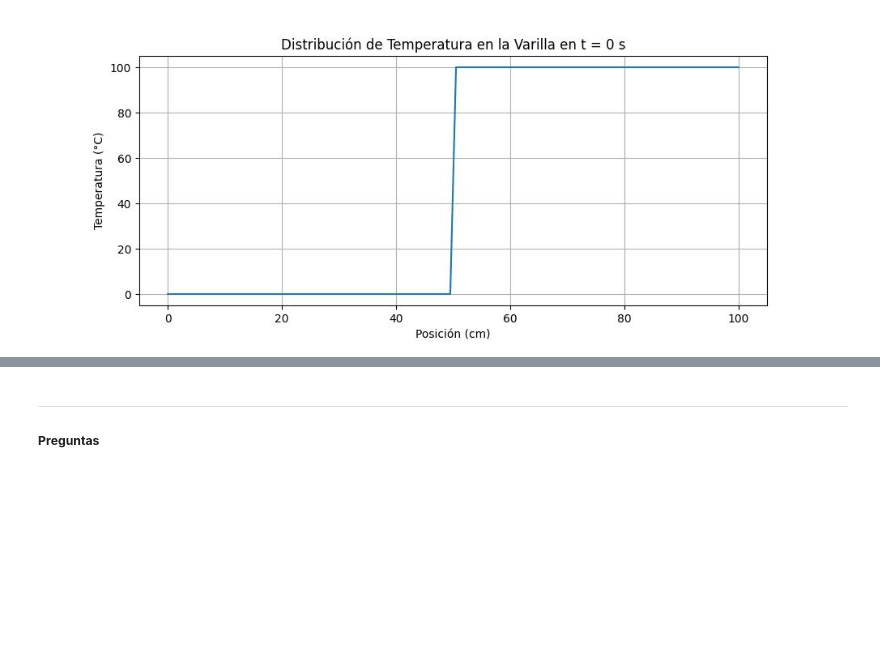
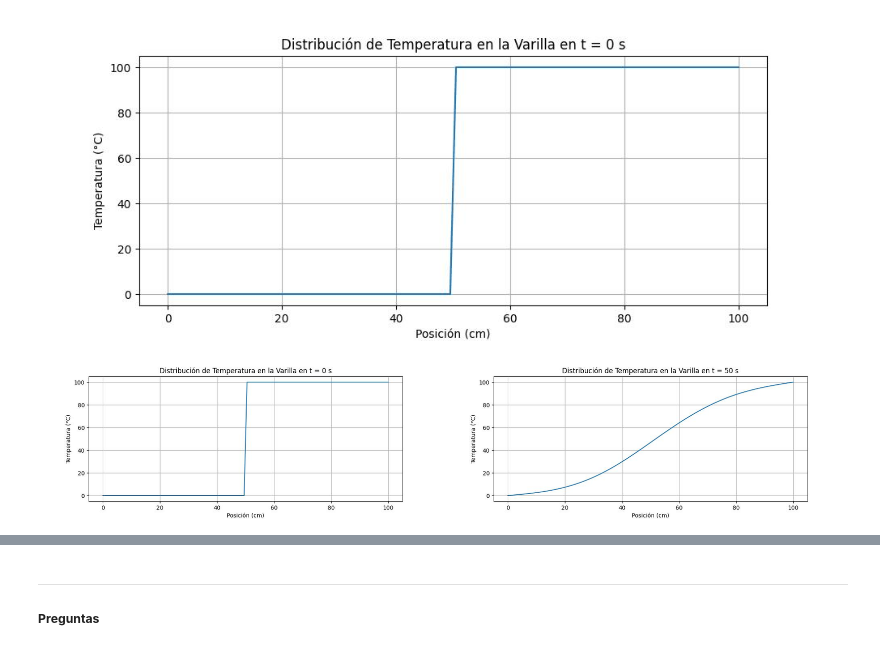
Before and after one commit to 20Candy/lab6_modsim, a Jupyter notebook: ejercicio1.ipynb, the cells around one changed output, grey strips where cells are left out. Cells and saved outputs as stored; diff of their text form; code cells hidden in the pictures; blank space fills up the shorter version.

```diff
--- a/ejercicio1.ipynb
+++ b/ejercicio1.ipynb
@@ -166,3 +167,21 @@ images[0].save('ejercicio1.gif', save_all=True, append_images=images[1:], loop=0
 display(IPImage("ejercicio1.gif"))
 # %% [output]
 [figure]
+# %%
+# EN CASO NO SE PUEDE VISUALIZAR EL GIF, SE MUESTRA LA PRIEMRA Y ULTIMA IMAGEN
+
+imagen1 = Image.open(list_images[0])
+imagen2 = Image.open(list_images[-1])
+
+ancho_imagen1, alto_imagen1 = imagen1.size
+ancho_imagen2, alto_imagen2 = imagen2.size
+ancho_total = ancho_imagen1 + ancho_imagen2
+imagen_combinada = Image.new('RGB', (ancho_total, max(alto_imagen1, alto_imagen2)))
+
+imagen_combinada.paste(imagen1, (0, 0))
+imagen_combinada.paste(imagen2, (ancho_imagen1, 0))
+
+# Mostrar las imagenes lado a lado
+display(imagen_combinada)
+# %% [output]
+[figure, added]
```
Also changed, not shown: parts of 2 cells of this notebook, 2 other files.
